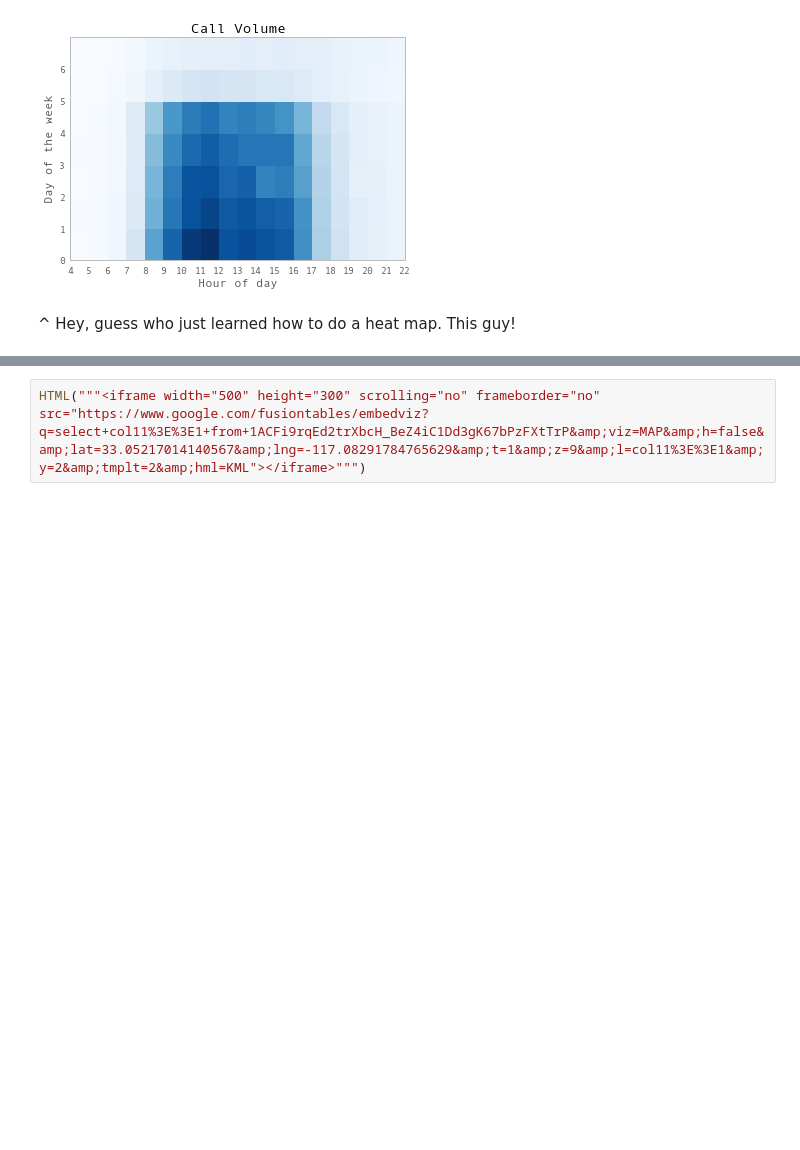
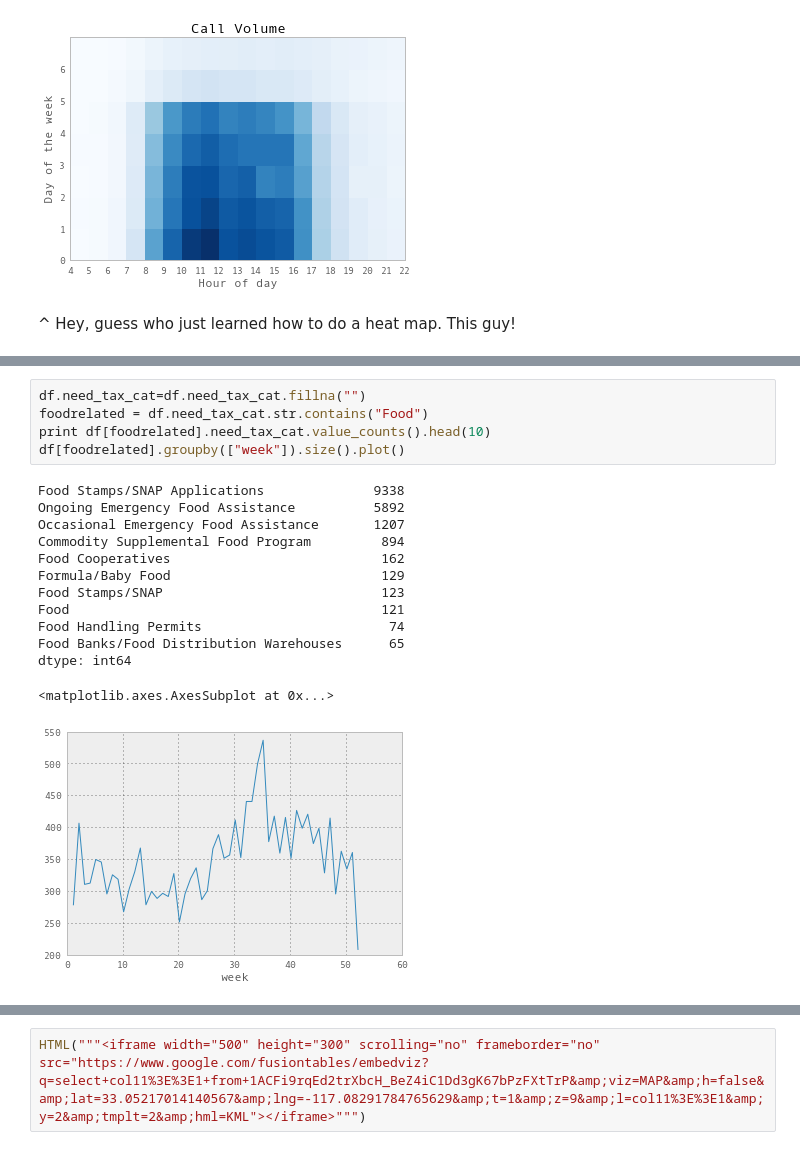
Before and after one commit to SDRDLAnalysts/pdp-data-projects, a Jupyter notebook: 211sandiego.org/servicecalls/analysts/gonzalo.ipynb, the cells around one changed output, grey strips where cells are left out. Drawn from its saved outputs; the diff is of its cells as text; blank space fills up the shorter version.

```diff
--- a/211sandiego.org/servicecalls/analysts/gonzalo.ipynb
+++ b/211sandiego.org/servicecalls/analysts/gonzalo.ipynb
@@ -334,0 +314,19 @@ dtype: int64
+# %%
+df.need_tax_cat=df.need_tax_cat.fillna("")
+foodrelated = df.need_tax_cat.str.contains("Food")
+print df[foodrelated].need_tax_cat.value_counts().head(10)
+df[foodrelated].groupby(["week"]).size().plot()
+# %% [output]
+Food Stamps/SNAP Applications              9338
+Ongoing Emergency Food Assistance          5892
+Occasional Emergency Food Assistance       1207
+Commodity Supplemental Food Program         894
+Food Cooperatives                           162
+Formula/Baby Food                           129
+Food Stamps/SNAP                            123
+Food                                        121
+Food Handling Permits                        74
+Food Banks/Food Distribution Warehouses      65
+dtype: int64
+<matplotlib.axes.AxesSubplot at 0x...>
+[figure, added]
```
Also changed, not shown: parts of 26 cells of this notebook.
